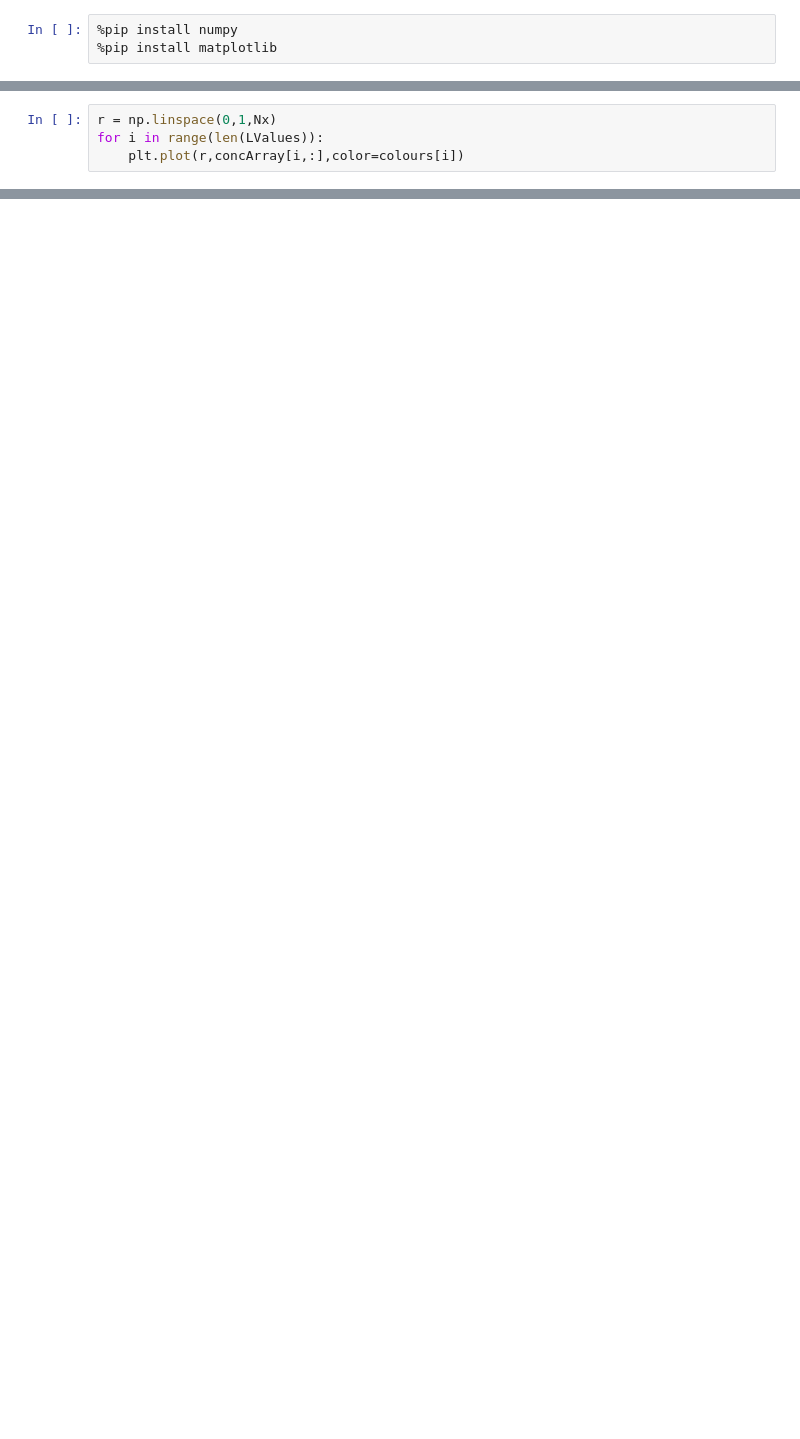
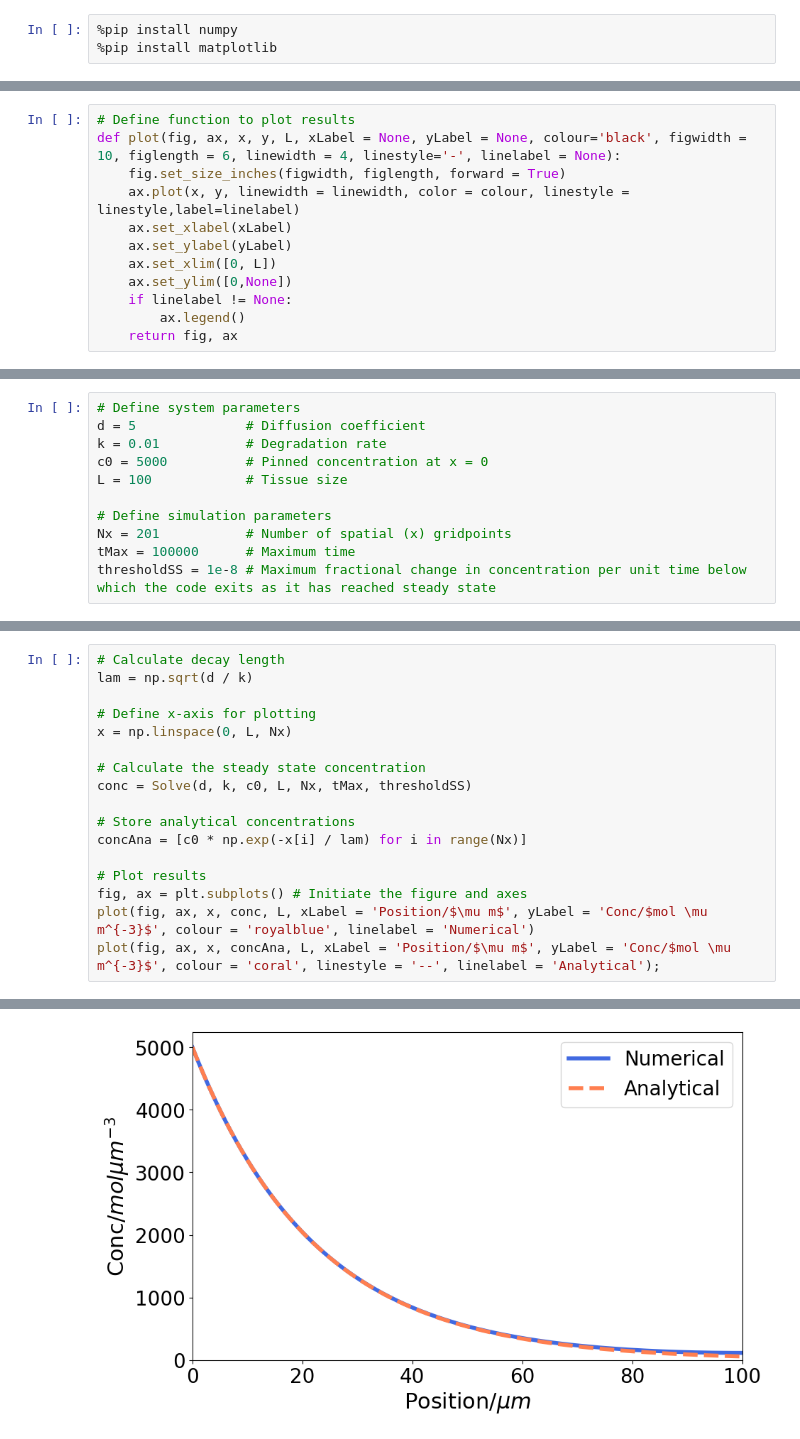
Before and after one commit to amybowen/Cell0027, a Jupyter notebook: TeachingRobustnessScaling.ipynb, the cells around one changed output, grey strips where cells are left out. Drawn from its saved outputs; the diff is of its cells as text; blank space fills up the shorter version.

```diff
--- a/TeachingRobustnessScaling.ipynb
+++ b/TeachingRobustnessScaling.ipynb
@@ -411,4 +17,0 @@ Steady state has been reached
-# %%
-r = np.linspace(0,1,Nx)
-for i in range(len(LValues)):
-    plt.plot(r,concArray[i,:],color=colours[i])
@@ -420,0 +119,12 @@ for i in range(len(LValues)):
+# %%
+# Define function to plot results
+def plot(fig, ax, x, y, L, xLabel = None, yLabel = None, colour='black', figwidth = 10, figlength = 6, linewidth = 4, linestyle='-', linelabel = None):
+    fig.set_size_inches(figwidth, figlength, forward = True)
+    ax.plot(x, y, linewidth = linewidth, color = colour, linestyle = linestyle,label=linelabel)
+    ax.set_xlabel(xLabel)
+    ax.set_ylabel(yLabel)
+    ax.set_xlim([0, L])
+    ax.set_ylim([0,None])
+    if linelabel != None:
+        ax.legend()
+    return fig, ax
@@ -420,0 +137,11 @@ for i in range(len(LValues)):
+# %%
+# Define system parameters
+d = 5              # Diffusion coefficient
+k = 0.01           # Degradation rate
+c0 = 5000          # Pinned concentration at x = 0
+L = 100            # Tissue size
+
+# Define simulation parameters
+Nx = 201           # Number of spatial (x) gridpoints
+tMax = 100000      # Maximum time
+thresholdSS = 1e-8 # Maximum fractional change in concentration per unit time below which the code exits as it has reached steady state
@@ -420,0 +158,18 @@ for i in range(len(LValues)):
+# %%
+# Calculate decay length
+lam = np.sqrt(d / k)
+
+# Define x-axis for plotting
+x = np.linspace(0, L, Nx)
+
+# Calculate the steady state concentration
+conc = Solve(d, k, c0, L, Nx, tMax, thresholdSS)
+
+# Store analytical concentrations
+concAna = [c0 * np.exp(-x[i] / lam) for i in range(Nx)]
+
+# Plot results
+fig, ax = plt.subplots() # Initiate the figure and axes
+plot(fig, ax, x, conc, L, xLabel = 'Position/$\mu m$', yLabel = 'Conc/$mol \mu m^{-3}$', colour = 'royalblue', linelabel = 'Numerical')
+plot(fig, ax, x, concAna, L, xLabel = 'Position/$\mu m$', yLabel = 'Conc/$mol \mu m^{-3}$', colour = 'coral', linestyle = '--', linelabel = 'Analytical');
+# %% [output]
@@ -420,0 +177 @@ for i in range(len(LValues)):
+[figure, added]
```
Also changed, not shown: parts of 53 cells of this notebook.
